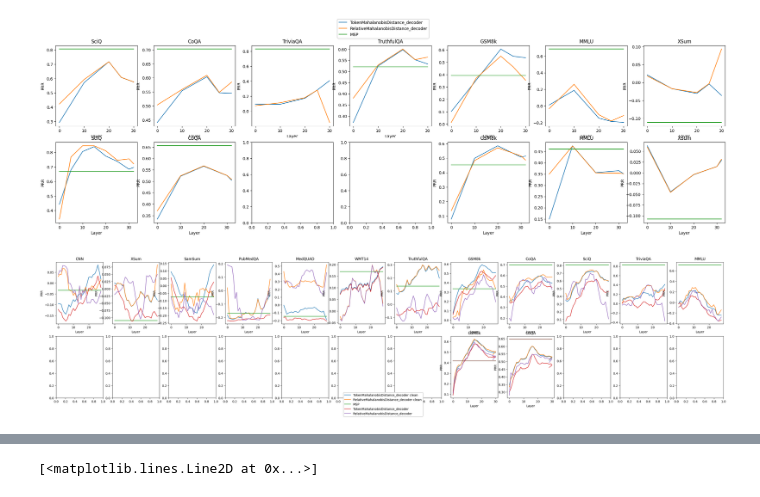
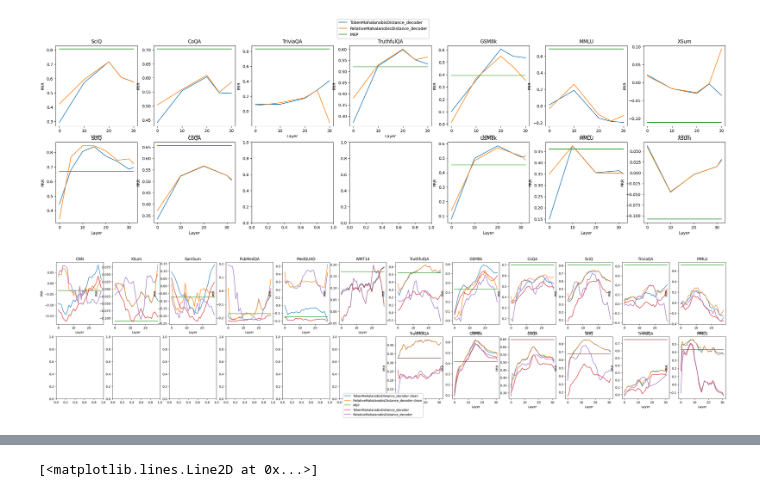
Before and after one commit to ArtemVazh/token_mahalanobis_distance, a Jupyter notebook: notebooks/results.ipynb, the cells around one changed output, grey strips where cells are left out. Cells and saved outputs as stored; diff of their text form; code cells hidden in the pictures.

```diff
--- a/notebooks/results.ipynb
+++ b/notebooks/results.ipynb
@@ -197,0 +399,3 @@ plt.legend()
+# %%
+for i in range(train_dists.shape[-1]):
+    print(get_prr(train_dists[N:, i], train_seq_metrics[len(train_dists):][N:]))
@@ -197,0 +545,4 @@ plt.legend()
+# %%
+for col in df0.columns:
+    if "_2" in col:
+        print(col, df0[col].values, df0[col.replace("_2", "_1")].values)
@@ -197,0 +867,15 @@ plt.legend()
+# %%
+import matplotlib.pyplot as plt
+
+def check_cond(col, name="TokenMahalanobisDistance_decoder", suf="(mean, , 0)"):
+    return (name in col) and (suf in col)
+names = ["TokenMahalanobisDistance_decoder", "RelativeMahalanobisDistance_decoder"]
+for name in names:
+    cols = [x for x in df0.columns if check_cond(x, name)]
+    layers = [int(x.split("_")[2].split(" ")[0]) if len(x.split("_")) > 2 else 17 for x in cols]
+
+    plt.plot(layers, df0[cols].values[0], label=name)
+plt.plot(layers, [df0['MaximumSequenceProbability'][0]]*len(layers), label="MSP")
+plt.xlabel("Layer")
+plt.ylabel("PRR")
+plt.legend()
@@ -1680,12 +2367,12 @@ paths_l = [
     "",
     "",
     "",
-    "",
+    "../workdir/output_layers/qa/meta-llama/Meta-Llama-3-8B/['truthful_qa', 'generation']/2024-07-11/05-58-43/ue_manager_seed1",
     "../workdir/output_layers/qa/meta-llama/Meta-Llama-3-8B/['gsm8k', 'main']/2024-07-07/22-06-40/ue_manager_seed1",
     "../workdir/output_layers/qa/meta-llama/Meta-Llama-3-8B/coqa/2024-07-08/16-59-16/ue_manager_seed1",
-    "",
-    "",
-    "",
+    "../workdir/output_layers/qa/meta-llama/Meta-Llama-3-8B/sciq/2024-07-11/10-38-50/ue_manager_seed1",
+    "../workdir/output_layers/qa/meta-llama/Meta-Llama-3-8B/['trivia_qa', 'rc.nocontext']/2024-07-09/12-59-17/ue_manager_seed1",
+    "../workdir/output_layers/qa/meta-llama/Meta-Llama-3-8B/['cais/mmlu', 'all']/2024-07-11/19-17-27/ue_manager_seed1",
 ]
 
 ds = ["CNN", "XSum", "SamSum", "PubMedQA", "MedQUAD", "WMT14", "TruthfulQA", "GSM8k", "CoQA", 'SciQ', "TriviaQA", "MMLU"]
@@ -1711,7 +2398,7 @@ for k, (d_name, path) in enumerate(zip(ds, paths_g)):
         suf = "(mean, AlignScore, 0.3)"
         i = 1
     elif d_name in ["TruthfulQA"]:
-        suf = "(mean, AlignScore, 0.6)"
+        suf = "(mean, AlignScore, 0.3)"
         i = 1
     else:
         suf = "(mean, Accuracy, 0.3)"
@@ -1764,41 +2451,41 @@ for k, (d_name, path) in enumerate(zip(ds, paths_l)):
         suf = "(mean, AlignScore, 0.3)"
         i = 1
     elif d_name in ["TruthfulQA"]:
-        suf = "(mean, AlignScore, 0.6)"
-        i = 1
+        suf = "(mean, Accuracy, 0.3)"
+        i = 0
     else:
         suf = "(mean, Accuracy, 0.3)"
         #suf="(mean, Accuracy, 0.3)"
         i = 0
     for name in names:
         cols = [x for x in df0.columns if check_cond(x, name, suf)]
-        layers = [int(x.split("_")[2].split(" ")[0]) if len(x.split("_")) > 2 else 28 for x in cols]
+        layers = [int(x.split("_")[2].split(" ")[0]) if len(x.split("_")) > 2 else 31 for x in cols]
         ax[1, k].plot(layers, df0[cols].values[i], label=name +" clean")
 
     ax[1, k].plot(layers, [df0['MaximumSequenceProbability'].iloc[i]]*len(layers), label="MSP")
 
 
     if d_name in ["CNN", "XSum", "MedQUAD", "WMT14", "SamSum", "PubMedQA"]:
         suf = "(mean, , 0)"
         i = 1
     elif d_name in ["TruthfulQA"]:
         suf = "(mean, , 0)"
-        i = 1
+        i = 0
     else:
         suf = "(mean, , 0)"
         #suf="(mean, Accuracy, 0.3)"
         i = 0
     for name in names:
         cols = [x for x in df0.columns if check_cond(x, name, suf)]
-        layers = [int(x.split("_")[2].split(" ")[0]) if len(x.split("_")) > 2 else 28 for x in cols]
+        layers = [int(x.split("_")[2].split(" ")[0]) if len(x.split("_")) > 2 else 31 for x in cols]
         ax[1, k].plot(layers, df0[cols].values[i], label=name)
 
     ax[1, k].plot(layers, [df0['MaximumSequenceProbability'].iloc[i]]*len(layers), label="MSP")
     ax[1, k].set_xlabel("Layer")
     ax[1, k].set_ylabel("PRR")
     #ax[0, k].legend()
     ax[1, k].set_title(d_name)
     #handles, labels = ax[1, k].get_legend_handles_labels()
     #fig.legend(handles, labels, loc='upper center')
 # %% [output]
-[figure, old version]
+[figure, new version]
```
Also changed, not shown: parts of 84 cells of this notebook, 3 other files.
